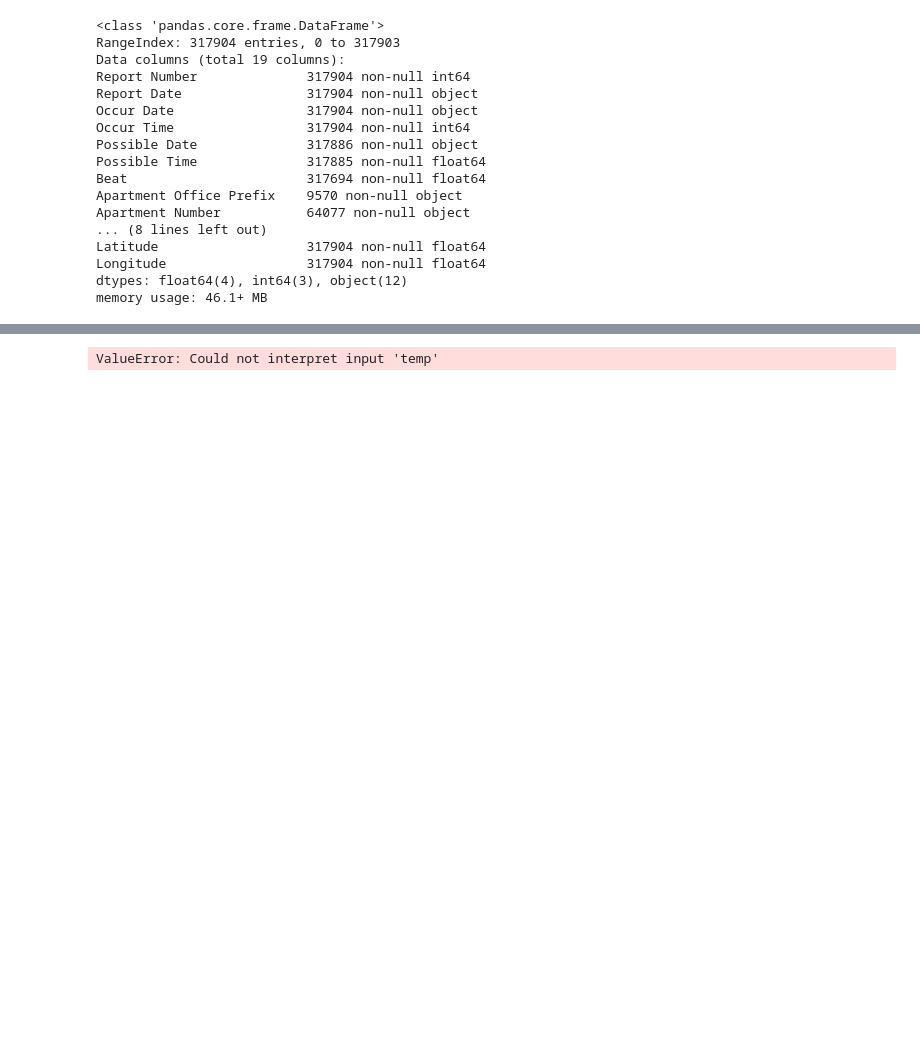
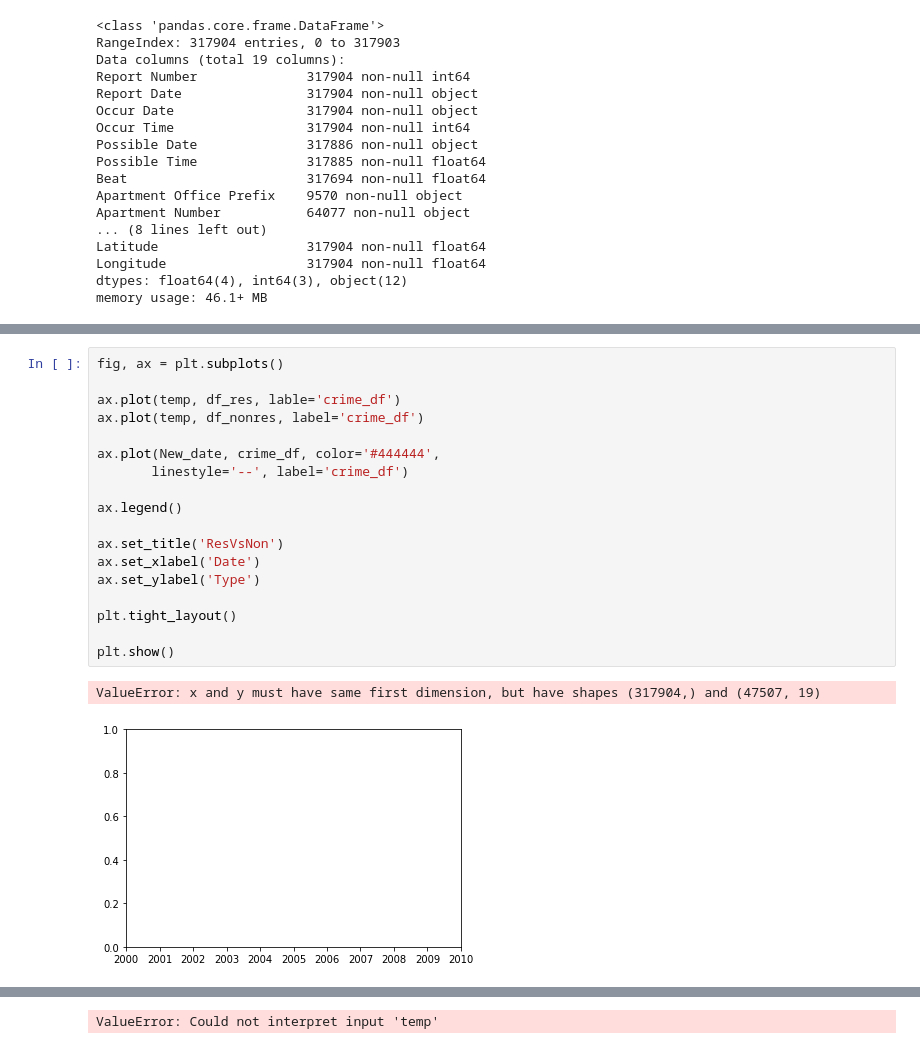
Before and after one commit to tushmakster/Atlanta_crimes, a Jupyter notebook: Javier/project 1.ipynb, the cells around one changed output, grey strips where cells are left out. Cells and saved outputs as stored; diff of their text form; blank space fills up the shorter version.

```diff
--- a/Javier/project 1.ipynb
+++ b/Javier/project 1.ipynb
@@ -84 +116,22 @@ df_nonres = crime_df[crime_df['UCR Literal'] == 'BURGLARY-NONRES']
+# %%
+fig, ax = plt.subplots()
+
+ax.plot(temp, df_res, lable='crime_df')
+ax.plot(temp, df_nonres, label='crime_df')
+
+ax.plot(New_date, crime_df, color='#444444',
+       linestyle='--', label='crime_df')
+
+ax.legend()
+
+ax.set_title('ResVsNon')
+ax.set_xlabel('Date')
+ax.set_ylabel('Type')
+
+plt.tight_layout()
+
+plt.show()
+# %% [output]
+ValueError: x and y must have same first dimension, but have shapes (317904,) and (47507, 19)
+[figure, added]
 # %%
```
Also changed, not shown: parts of 10 cells of this notebook.
